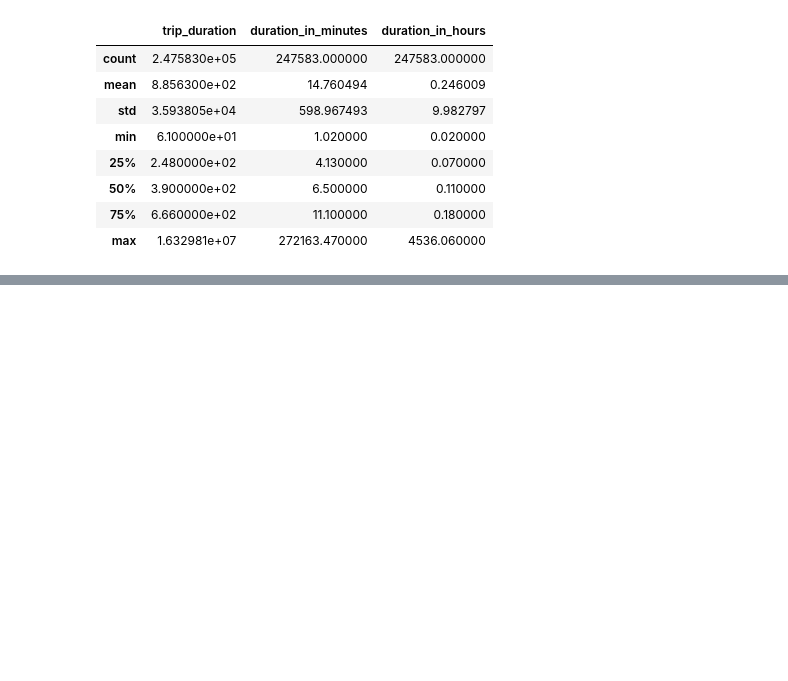
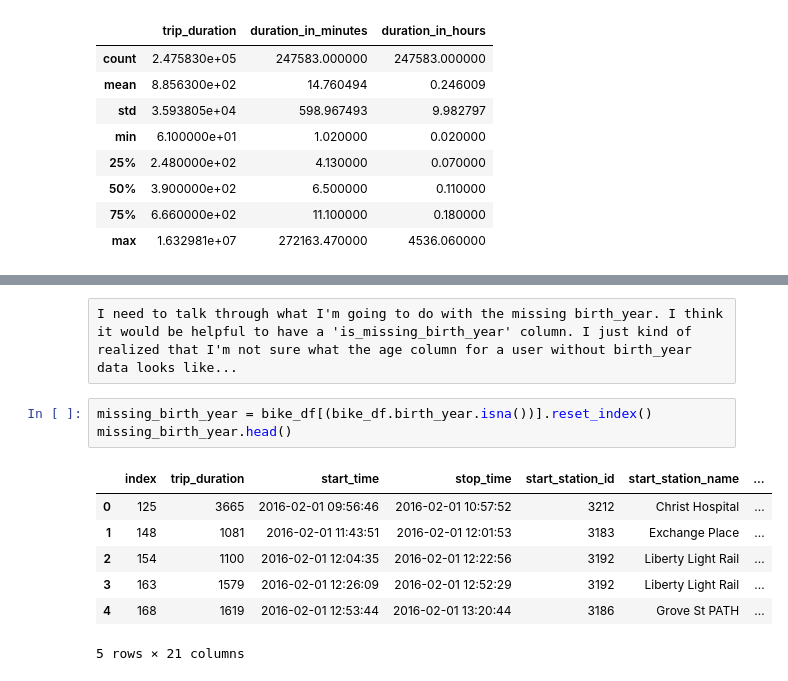
Before and after one commit to thamasmorethelen/citi_bike_project, a Jupyter notebook: Untitled.ipynb, the cells around one changed output, grey strips where cells are left out. Cells and saved outputs as stored; diff of their text form; blank space fills up the shorter version.

```diff
--- a/Untitled.ipynb
+++ b/Untitled.ipynb
@@ -208,0 +269,13 @@ I had to do some digging to find out how long a ride could be as it isn't stated
+# %% [raw]
+I need to talk through what I'm going to do with the missing birth_year. I think it would be helpful to have a 'is_missing_birth_year' column. I just kind of realized that I'm not sure what the age column for a user without birth_year data looks like...
+# %%
+missing_birth_year = bike_df[(bike_df.birth_year.isna())].reset_index()
+missing_birth_year.head()
+# %% [output]
+|  | index | trip_duration | start_time | stop_time | start_station_id | start_station_name | ... |
+| 0 | 125 | 3665 | 2016-02-01 09:56:46 | 2016-02-01 10:57:52 | 3212 | Christ Hospital | ... |
+| 1 | 148 | 1081 | 2016-02-01 11:43:51 | 2016-02-01 12:01:53 | 3183 | Exchange Place | ... |
+| 2 | 154 | 1100 | 2016-02-01 12:04:35 | 2016-02-01 12:22:56 | 3192 | Liberty Light Rail | ... |
+| 3 | 163 | 1579 | 2016-02-01 12:26:09 | 2016-02-01 12:52:29 | 3192 | Liberty Light Rail | ... |
+| 4 | 168 | 1619 | 2016-02-01 12:53:44 | 2016-02-01 13:20:44 | 3186 | Grove St PATH | ... |
+5 rows × 21 columns
```
Also changed, not shown: parts of 20 cells of this notebook.
